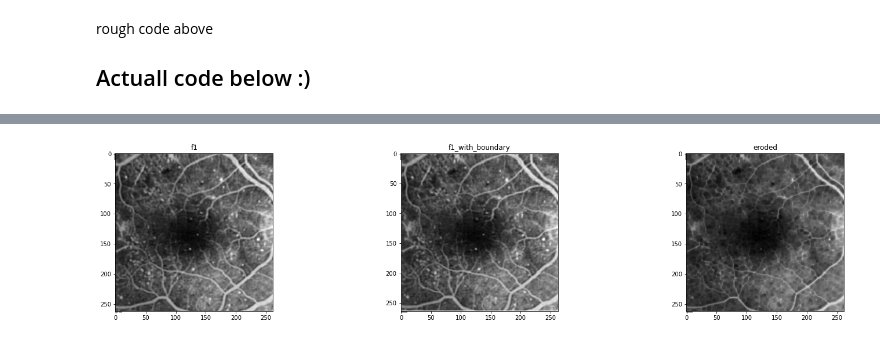
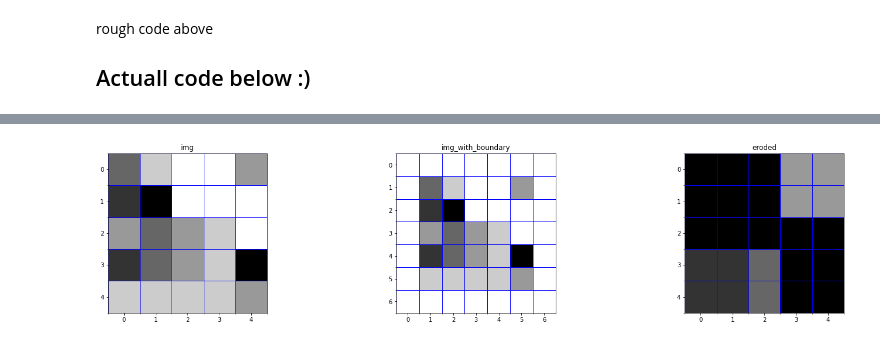
Before and after one commit to digggy/CA-CS-802_Image-Processing, a Jupyter notebook: assignment-1/ip_assignment1.ipynb, the cells around one changed output, grey strips where cells are left out. Drawn from its saved outputs; the diff is of its cells as text; code cells hidden in the pictures.

```diff
--- a/assignment-1/ip_assignment1.ipynb
+++ b/assignment-1/ip_assignment1.ipynb
@@ -78,17 +78,14 @@ plt.rcParams["figure.figsize"] = (25,5)
 
 
 
-def erosion_f1():
+def erosion():
 # Question 1
-#     f1 = np.array(
-#             [[1, 1, 1, 1, 1],
-#             [1, 0, 1, 1, 1],
-#             [1, 1, 1, 1, 1],
-#             [1, 0, 1, 1, 1],
-#             [1, 1, 1, 1, 1]])
+#     img=genfromtxt('f2.txt', delimiter=',').astype(int)
+#     SE = genfromtxt('SE1.txt', delimiter=',').astype(int)
+
 
 # Question 2
-#     f1 = np.array(
+#     img = np.array(
 #             [
 #                 [2, 4, 5, 5, 3],
 #                 [1, 0, 5, 5, 5],
@@ -96,44 +93,39 @@ def erosion_f1():
 #                 [1, 2, 3, 4, 0],
 #                 [4, 4, 4, 4, 3]
 #             ])
+#     SE = np.array([[1],[1],[1]])
 
 # Question 3
-    f1 = genfromtxt('f3.txt', delimiter=',').astype(int)
-    vmax = np.max(f1)
+#     img = genfromtxt('f3.txt', delimiter=',').astype(int)
+#
+#     SE = np.array([[1,1,1]])
 
-
-    ##----------------------------------------------------
-    SE = np.array([
-                            [1],
-                            [1],
-                            [1]])
-
-    ##----------------------------------------------------
+    vmax = np.max(img)
     SE_y = SE.shape[0]
     SE_x = SE.shape[1]
 
 
     padding_y , padding_x = SE.shape[0]//2, SE.shape[1]//2
-    f1_with_boundary = np.pad(f1, ((padding_y, padding_y),(padding_x, padding_x)), mode='constant', constant_values=vmax)
-    f1_subarr = []
-    f1_erosion = np.zeros((f1.shape[0], f1.shape[1]), int)
+    img_with_boundary = np.pad(img, ((padding_y, padding_y),(padding_x, padding_x)), mode='constant', constant_values=vmax)
+    img_subarr = []
+    img_erosion = np.zeros((img.shape[0], img.shape[1]), int)
 
     # get the idx of the 1s in the SE
     SE_one_idxs = np.argwhere(SE==1)
 
    # find sub-matrices inside the original matrix which are identical to the erosion matrix
-    for i in range(f1.shape[0]):
-        for j in range(f1.shape[1]):
-            f1_subarr =  f1_with_boundary[i:i+SE_y, j:j+SE_x]
-            f1_subarr_filtered = []
+    for i in range(img.shape[0]):
+        for j in range(img.shape[1]):
+            img_subarr =  img_with_boundary[i:i+SE_y, j:j+SE_x]
+            img_subarr_filtered = []
             # iterate through the idxes 1s in the masking SE elements
             for one_idx in SE_one_idxs:
-                f1_subarr_filtered.append(f1_subarr[one_idx[0],one_idx[1]])
-            f1_erosion[i,j]=np.amin(f1_subarr_filtered)
+                img_subarr_filtered.append(img_subarr[one_idx[0],one_idx[1]])
+            img_erosion[i,j]=np.amin(img_subarr_filtered)
 
-    print("f1: \n",f1 , end = ' \n\n')
-    print("f1_boundary: \n",f1_with_boundary, end = ' \n\n')
-    print("f1_eroded: \n",f1_erosion, end = ' \n\n')
+    print("img: \n",img , end = ' \n\n')
+    print("img_boundary: \n",img_with_boundary, end = ' \n\n')
+    print("img_eroded: \n",img_erosion, end = ' \n\n')
 
     # plot main images
     plt.subplot(1,3,1)
@@ -141,10 +133,9 @@ def erosion_f1():
     ax = plt.gca();
     ax.set_xticks(np.arange(-.5, 10, 1), minor=True)
     ax.set_yticks(np.arange(-.5, 10, 1), minor=True)
-#     ax.grid(which='minor', color='w', linestyle='-', linewidth=1)
-
-    plt.imshow(f1, cmap='gray',vmin=0,vmax=vmax)
-    plt.title('f1')
+    ax.grid(which='minor', color='b', linestyle='-', linewidth=1)
+    plt.imshow(img, cmap='gray',vmin=0,vmax=vmax)
+    plt.title('img')
 #     plt.axis('off')
 
     # Plot the bordered image
@@ -153,10 +144,10 @@ def erosion_f1():
     ax = plt.gca();
     ax.set_xticks(np.arange(-.5, 10, 1), minor=True)
     ax.set_yticks(np.arange(-.5, 10, 1), minor=True)
-#     ax.grid(which='minor', color='b', linestyle='-', linewidth=1)
+    ax.grid(which='minor', color='b', linestyle='-', linewidth=1)
 
-    plt.imshow(f1_with_boundary, cmap='gray', vmin=0,vmax=vmax)
-    plt.title('f1_with_boundary')
+    plt.imshow(img_with_boundary, cmap='gray', vmin=0,vmax=vmax)
+    plt.title('img_with_boundary')
 #     plt.axis('off')
 
     # Plot the exepected output
@@ -164,13 +155,13 @@ def erosion_f1():
     ax = plt.gca();
     ax.set_xticks(np.arange(-.5, 10, 1), minor=True)
     ax.set_yticks(np.arange(-.5, 10, 1), minor=True)
-#     ax.grid(which='minor', color='b', linestyle='-', linewidth=1)
+    ax.grid(which='minor', color='b', linestyle='-', linewidth=1)
 
-    plt.imshow(f1_erosion, cmap='gray',vmin=0,vmax=vmax)
+    plt.imshow(img_erosion, cmap='gray',vmin=0,vmax=vmax)
     plt.title('eroded')
 #     plt.axis('off')
     plt.show()
 
 if __name__ == "__main__":
-    erosion_f1()
+    erosion()
 # %% [output]
@@ -194 +185 @@ f1_boundary:
-[figure, old version]
+[figure, new version]
```
Also changed, not shown: parts of 1 cell of this notebook, 1 other file.
